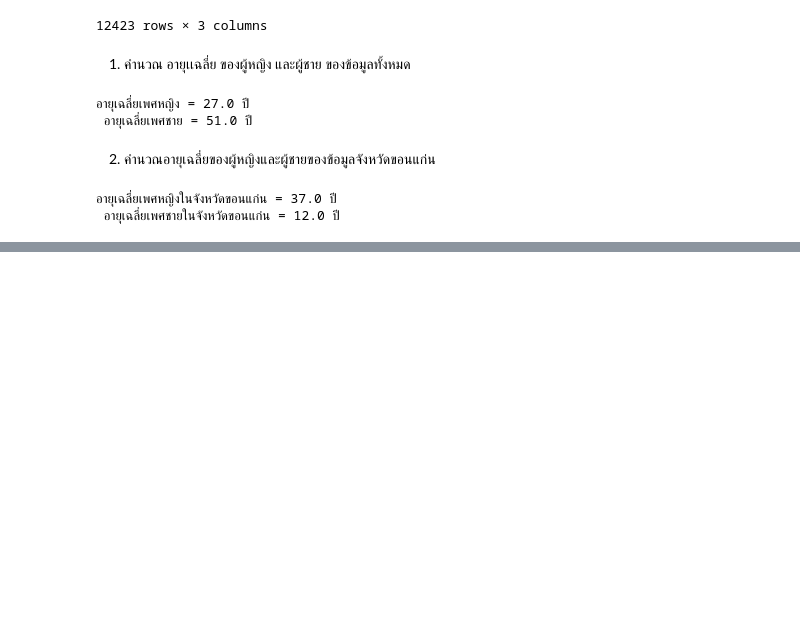
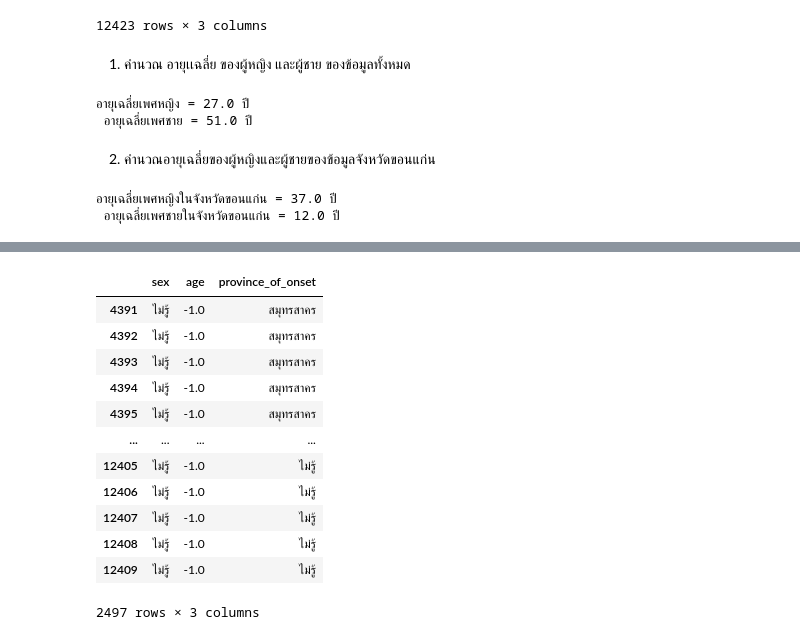
Before and after one commit to siwakornnn/data_viz, a Jupyter notebook: Pandas101.ipynb, the cells around one changed output, grey strips where cells are left out. Saved outputs shown, nothing was run; the diff lists cells and outputs as text; code cells hidden in the pictures; blank space fills up the shorter version.

```diff
--- a/Pandas101.ipynb
+++ b/Pandas101.ipynb
@@ -244,0 +423,16 @@ print(f'อายุเฉลี่ยเพศหญิงในจังหว
+# %%
+this_data_updated[this_data_updated['sex']=='ไม่รู้']
+# %% [output]
+|  | sex | age | province_of_onset |
+| 4391 | ไม่รู้ | -1.0 | สมุทรสาคร |
+| 4392 | ไม่รู้ | -1.0 | สมุทรสาคร |
+| 4393 | ไม่รู้ | -1.0 | สมุทรสาคร |
+| 4394 | ไม่รู้ | -1.0 | สมุทรสาคร |
+| 4395 | ไม่รู้ | -1.0 | สมุทรสาคร |
+| ... | ... | ... | ... |
+| 12405 | ไม่รู้ | -1.0 | ไม่รู้ |
+| 12406 | ไม่รู้ | -1.0 | ไม่รู้ |
+| 12407 | ไม่รู้ | -1.0 | ไม่รู้ |
+| 12408 | ไม่รู้ | -1.0 | ไม่รู้ |
+| 12409 | ไม่รู้ | -1.0 | ไม่รู้ |
+2497 rows × 3 columns
```
Also changed, not shown: parts of 29 cells of this notebook.
